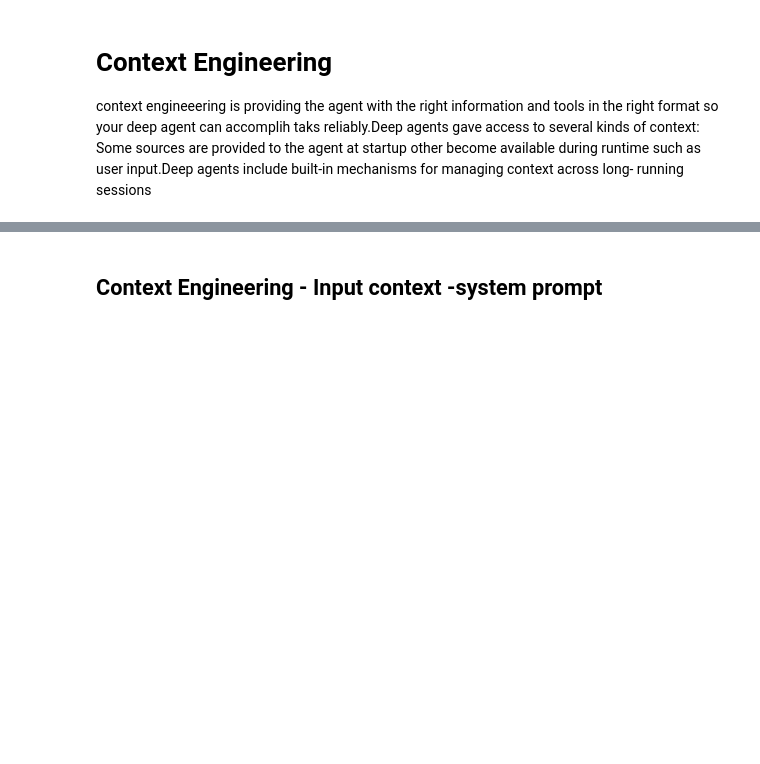
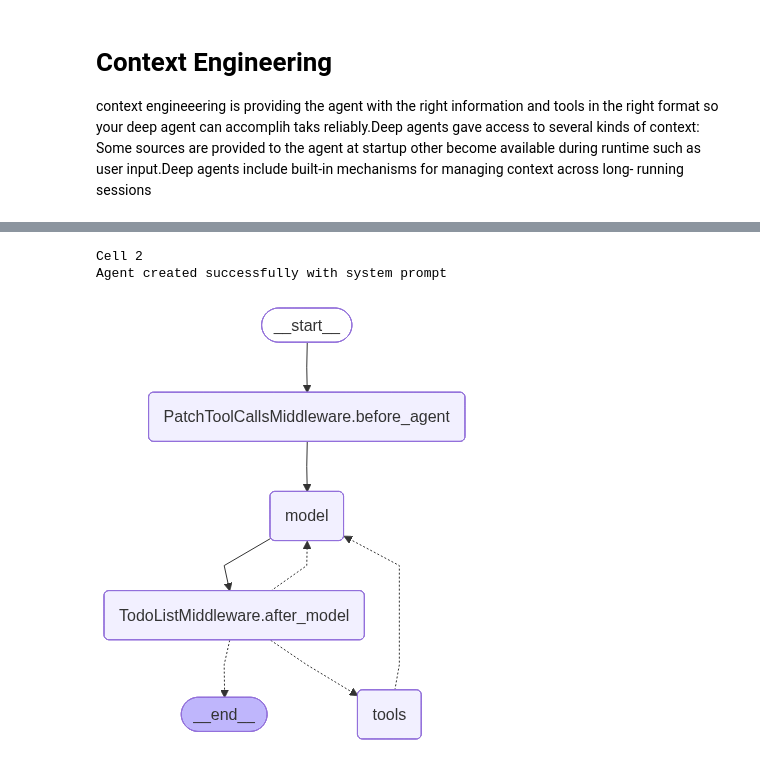
Before and after one commit to MoeenUddin01/Agentic-ai-full, a Jupyter notebook: deepAgent/notebooks/context-engineering.ipynb, the cells around one changed output, grey strips where cells are left out. Cells and saved outputs as stored; diff of their text form; code cells hidden in the pictures; blank space fills up the shorter version.

```diff
--- a/deepAgent/notebooks/context-engineering.ipynb
+++ b/deepAgent/notebooks/context-engineering.ipynb
@@ -73,17 +79,15 @@ agent = create_deep_agent(
         "Your role is to help users design, implement, and optimize agent-based systems by providing "
         "clear, actionable guidance on system prompts, tool selection, and context management strategies. "
         "Always prioritize reliability, security, and best practices when suggesting solutions."
-    )
+    ),
 )
+agent
 
 print("Agent created successfully with system prompt")
+# %% [output]
+Cell 2
+Agent created successfully with system prompt
-# %% [markdown]
-## Context Engineering - Input context -system prompt
-# %%
-print("cell 2")
-from deepagents import create_deep_agent
-
-agent=create_deep_agent(
-    model="llm",
-    system_prompt=""
-)
+# %%
+agent
+# %% [output]
+[figure, added]
```
Also changed, not shown: parts of 13 cells of this notebook, 1 other file.
